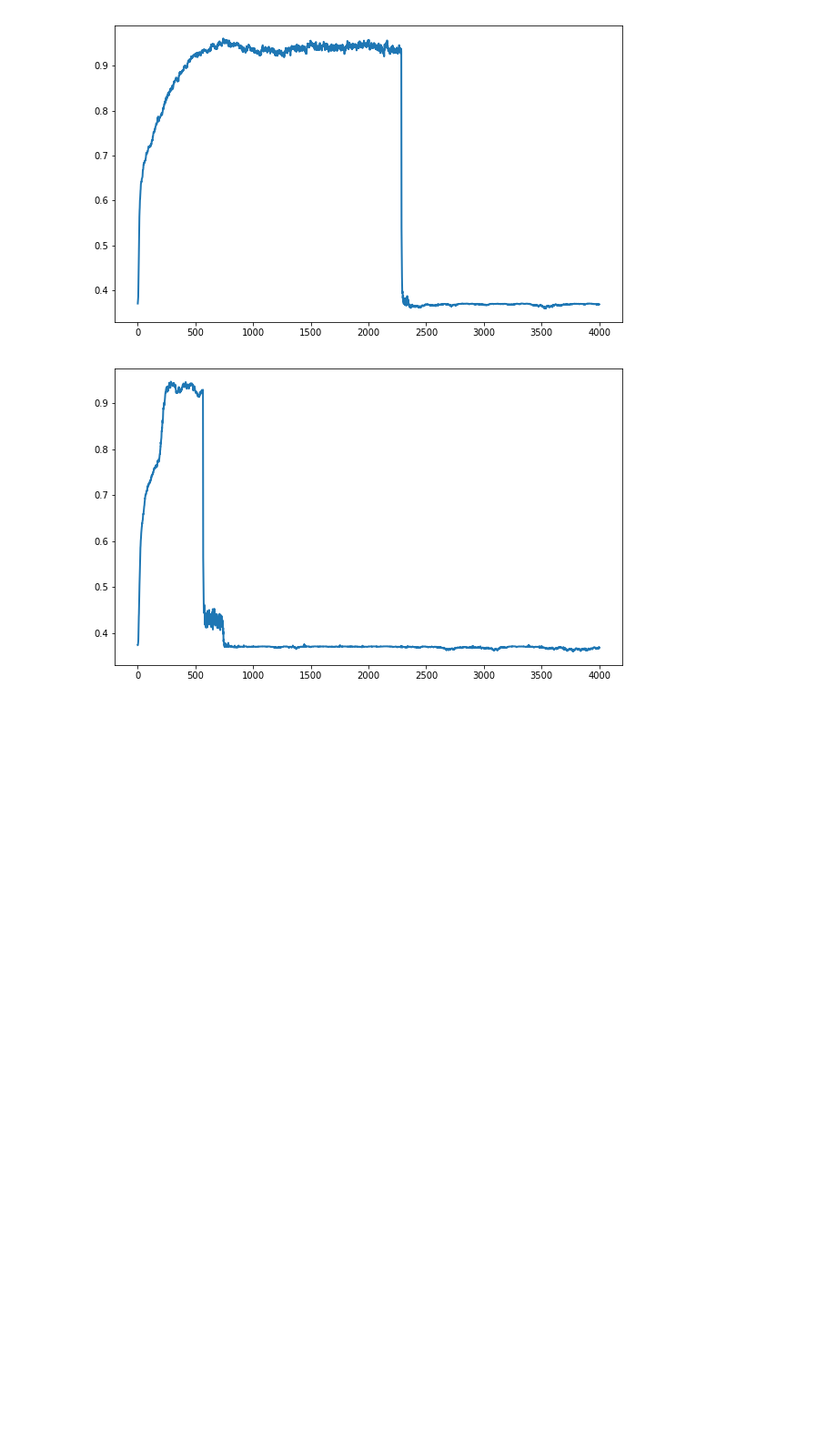
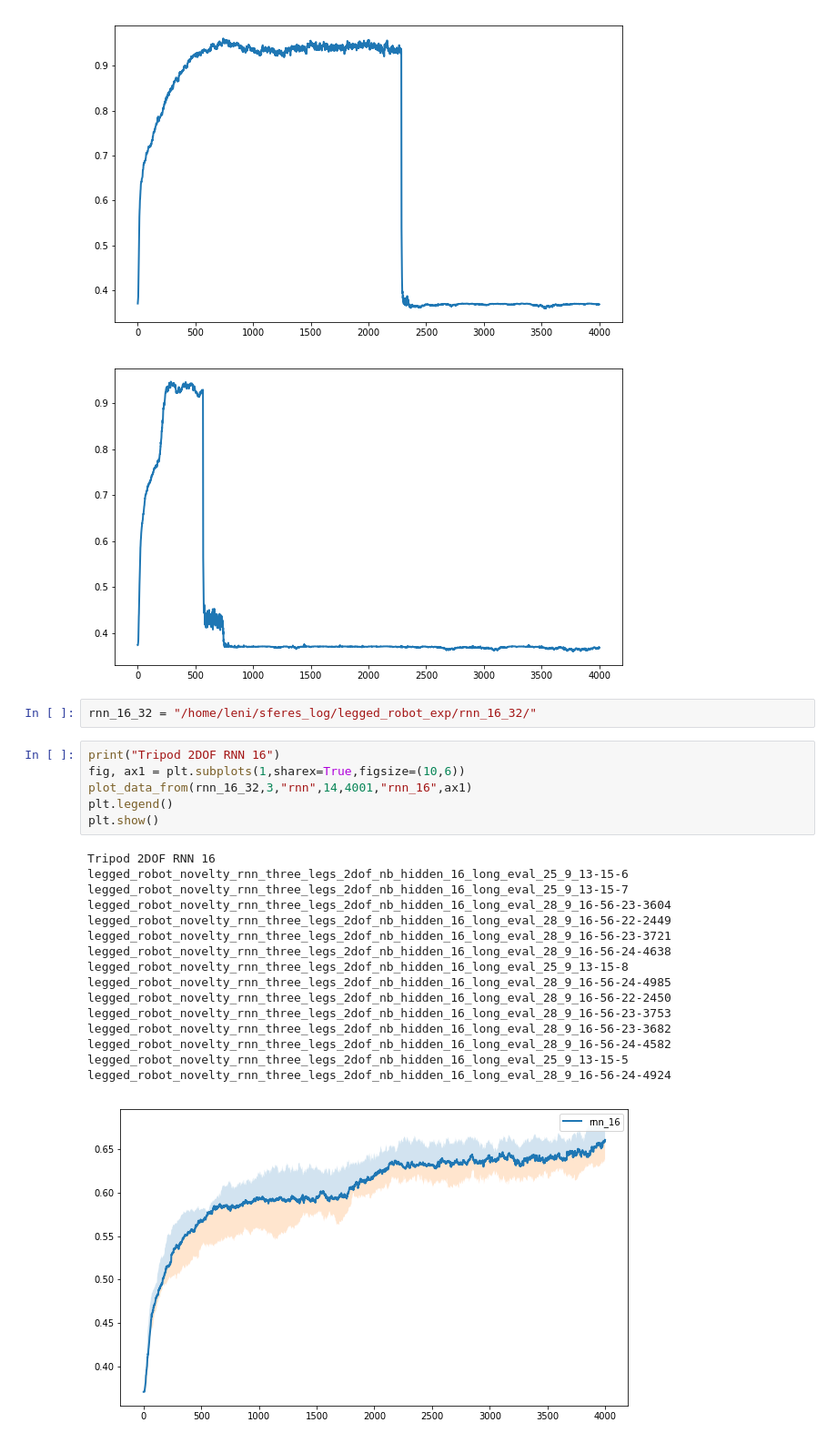
Before and after one commit to LeniLeGoff/novelty_neat, a Jupyter notebook: scripts/legged_robot.ipynb, the cells around one changed output. Shown at 91% size. Saved outputs shown, nothing was run; the diff lists cells and outputs as text; blank space fills up the shorter version.

```diff
--- a/scripts/legged_robot.ipynb
+++ b/scripts/legged_robot.ipynb
@@ -489,3 +489,28 @@ for folder in os.listdir(neat_32_fld) :
 [figure]
 [figure]
 [figure]
+# %%
+rnn_16_32 = "/home/leni/sferes_log/legged_robot_exp/rnn_16_32/"
+# %%
+print("Tripod 2DOF RNN 16")
+fig, ax1 = plt.subplots(1,sharex=True,figsize=(10,6))
+plot_data_from(rnn_16_32,3,"rnn",14,4001,"rnn_16",ax1)
+plt.legend()
+plt.show()
+# %% [output]
+Tripod 2DOF RNN 16
+legged_robot_novelty_rnn_three_legs_2dof_nb_hidden_16_long_eval_25_9_13-15-6
+legged_robot_novelty_rnn_three_legs_2dof_nb_hidden_16_long_eval_25_9_13-15-7
+legged_robot_novelty_rnn_three_legs_2dof_nb_hidden_16_long_eval_28_9_16-56-23-3604
+legged_robot_novelty_rnn_three_legs_2dof_nb_hidden_16_long_eval_28_9_16-56-22-2449
+legged_robot_novelty_rnn_three_legs_2dof_nb_hidden_16_long_eval_28_9_16-56-23-3721
+legged_robot_novelty_rnn_three_legs_2dof_nb_hidden_16_long_eval_28_9_16-56-24-4638
+legged_robot_novelty_rnn_three_legs_2dof_nb_hidden_16_long_eval_25_9_13-15-8
+legged_robot_novelty_rnn_three_legs_2dof_nb_hidden_16_long_eval_28_9_16-56-24-4985
+legged_robot_novelty_rnn_three_legs_2dof_nb_hidden_16_long_eval_28_9_16-56-22-2450
+legged_robot_novelty_rnn_three_legs_2dof_nb_hidden_16_long_eval_28_9_16-56-23-3753
+legged_robot_novelty_rnn_three_legs_2dof_nb_hidden_16_long_eval_28_9_16-56-23-3682
+legged_robot_novelty_rnn_three_legs_2dof_nb_hidden_16_long_eval_28_9_16-56-24-4582
+legged_robot_novelty_rnn_three_legs_2dof_nb_hidden_16_long_eval_25_9_13-15-5
+legged_robot_novelty_rnn_three_legs_2dof_nb_hidden_16_long_eval_28_9_16-56-24-4924
+[figure, added]
```
Also changed, not shown: parts of 24 cells of this notebook, 3 other files.
